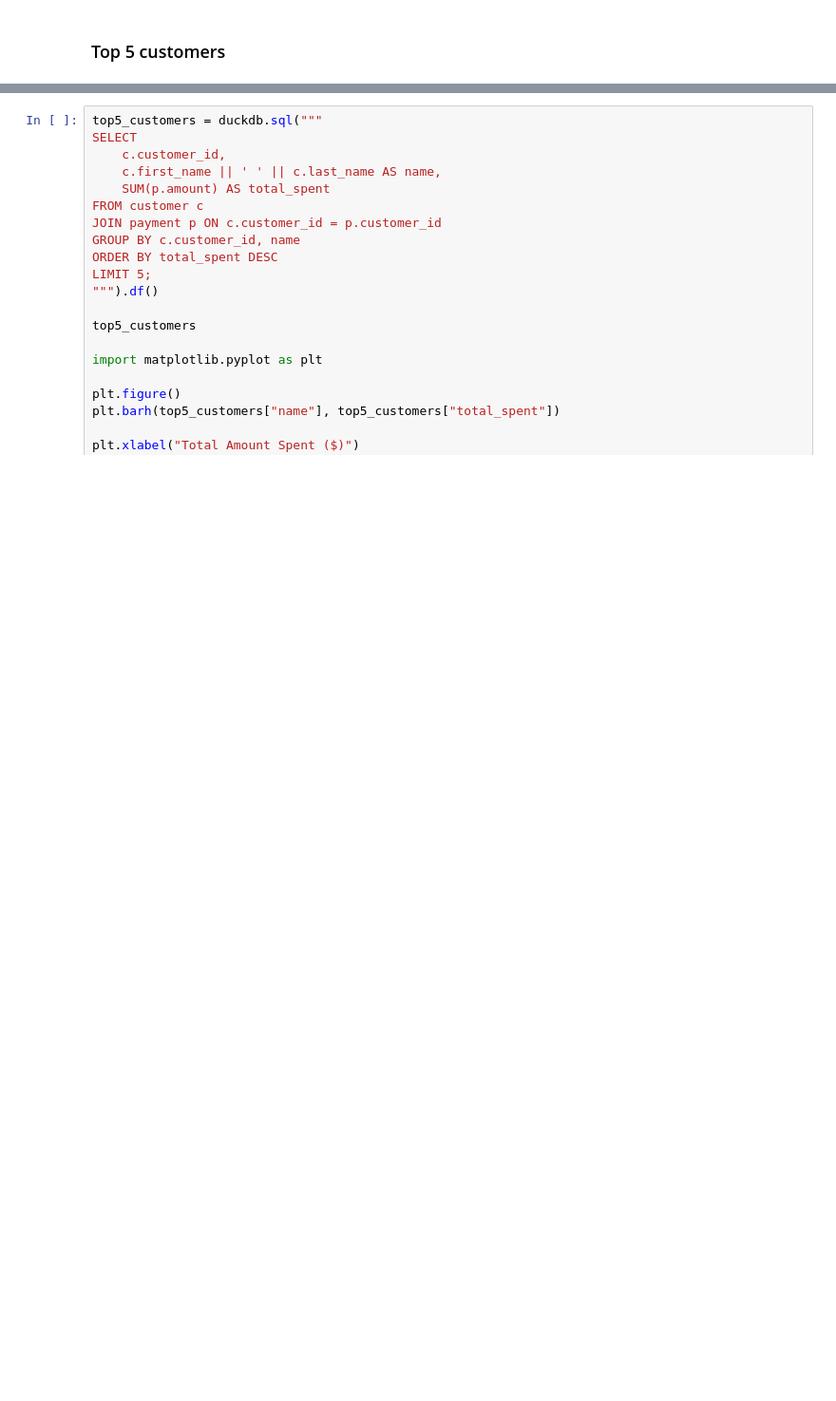
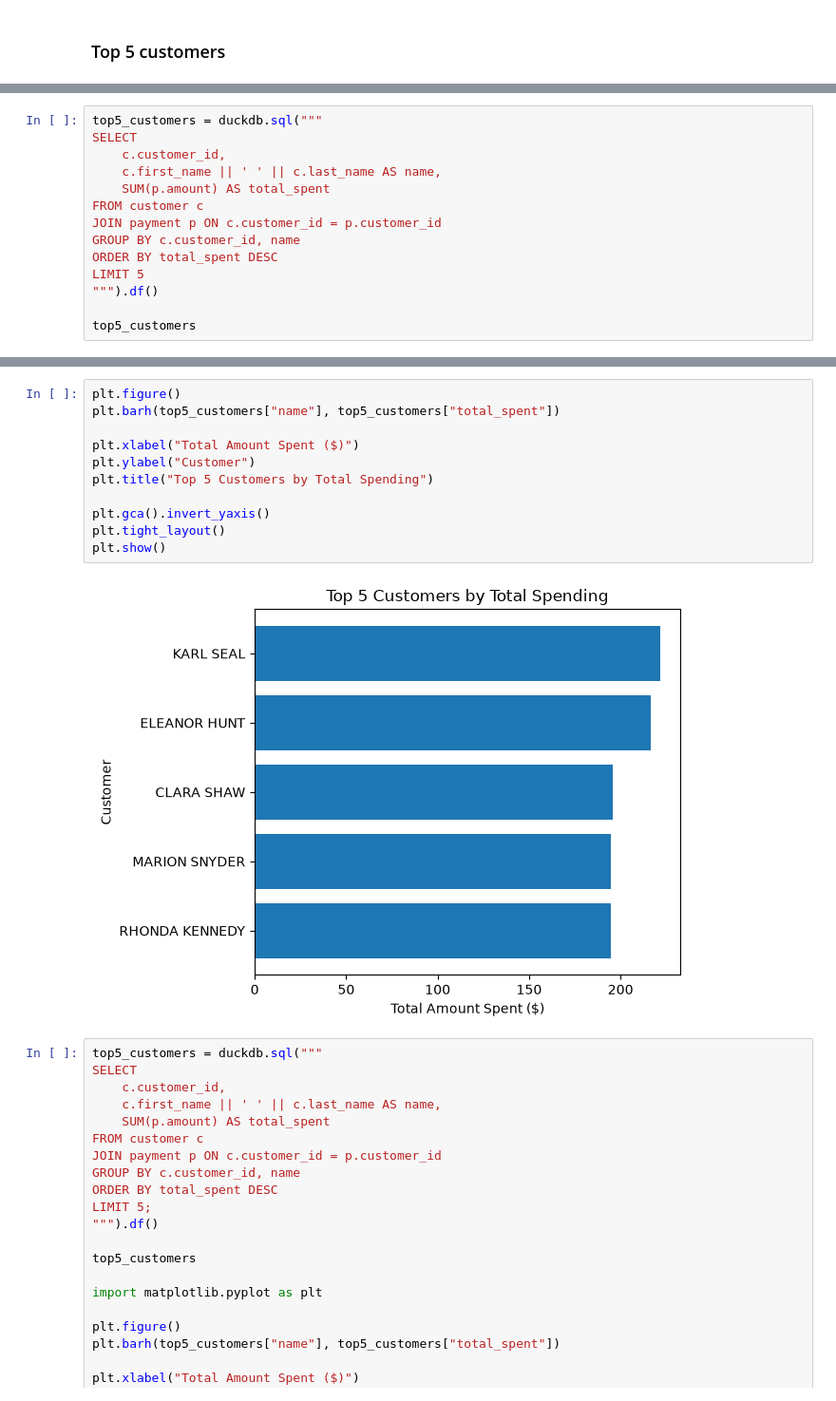
Before and after one commit to Filippa-Jansson/dvd_rental_sql_analysis, a Jupyter notebook: sakila_analysis.ipynb, the cells around one changed output, grey strips where cells are left out. Shown at 95% size. Saved outputs shown, nothing was run; the diff lists cells and outputs as text; blank space fills up the shorter version.

Commit message:
refactor: remove comment cells and show query results before charts

```diff
--- a/sakila_analysis.ipynb
+++ b/sakila_analysis.ipynb
@@ -215,0 +186,14 @@ LIMIT 10; """).df()
+# %%
+top5_customers = duckdb.sql("""
+SELECT
+    c.customer_id,
+    c.first_name || ' ' || c.last_name AS name,
+    SUM(p.amount) AS total_spent
+FROM customer c
+JOIN payment p ON c.customer_id = p.customer_id
+GROUP BY c.customer_id, name
+ORDER BY total_spent DESC
+LIMIT 5
+""").df()
+
+top5_customers
@@ -216,3 +207,16 @@ LIMIT 10; """).df()
+# %%
+plt.figure()
+plt.barh(top5_customers["name"], top5_customers["total_spent"])
+
+plt.xlabel("Total Amount Spent ($)")
+plt.ylabel("Customer")
+plt.title("Top 5 Customers by Total Spending")
+
+plt.gca().invert_yaxis()
+plt.tight_layout()
+plt.show()
+# %% [output]
+[figure, added]
 # %%
 top5_customers = duckdb.sql("""
 SELECT
```
Also changed, not shown: parts of 13 cells of this notebook.
